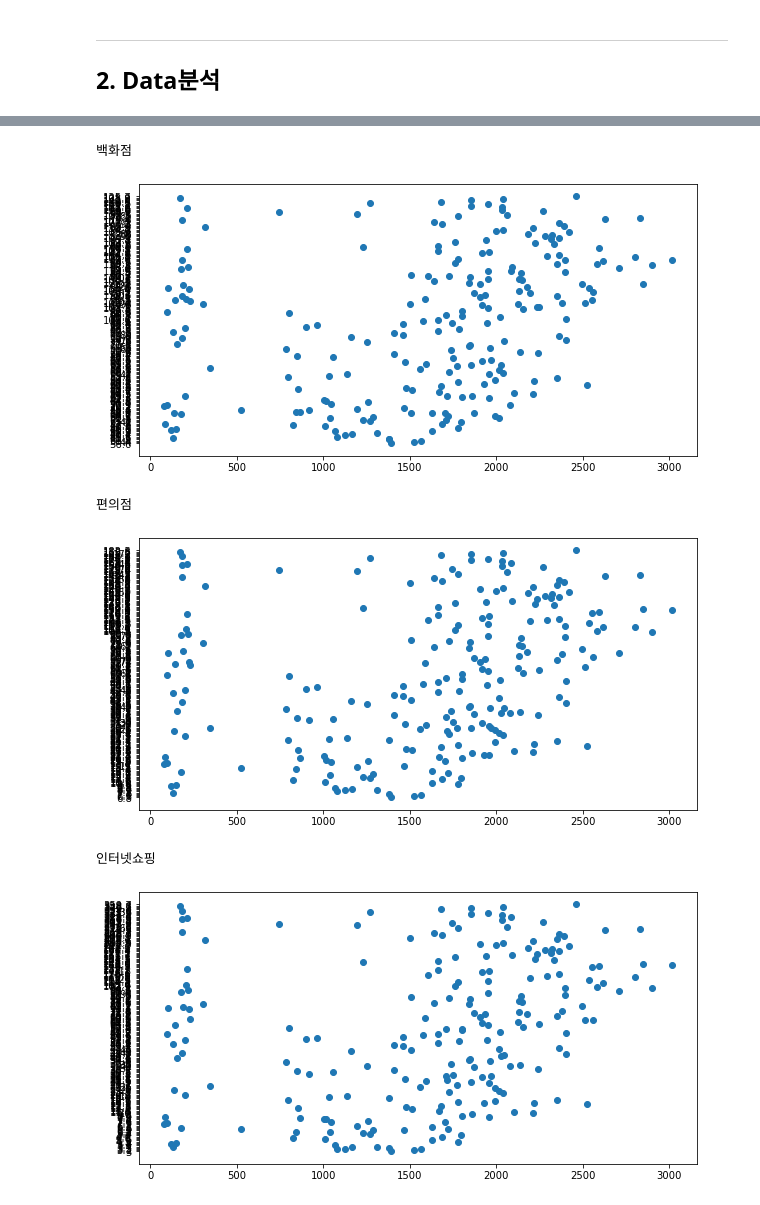
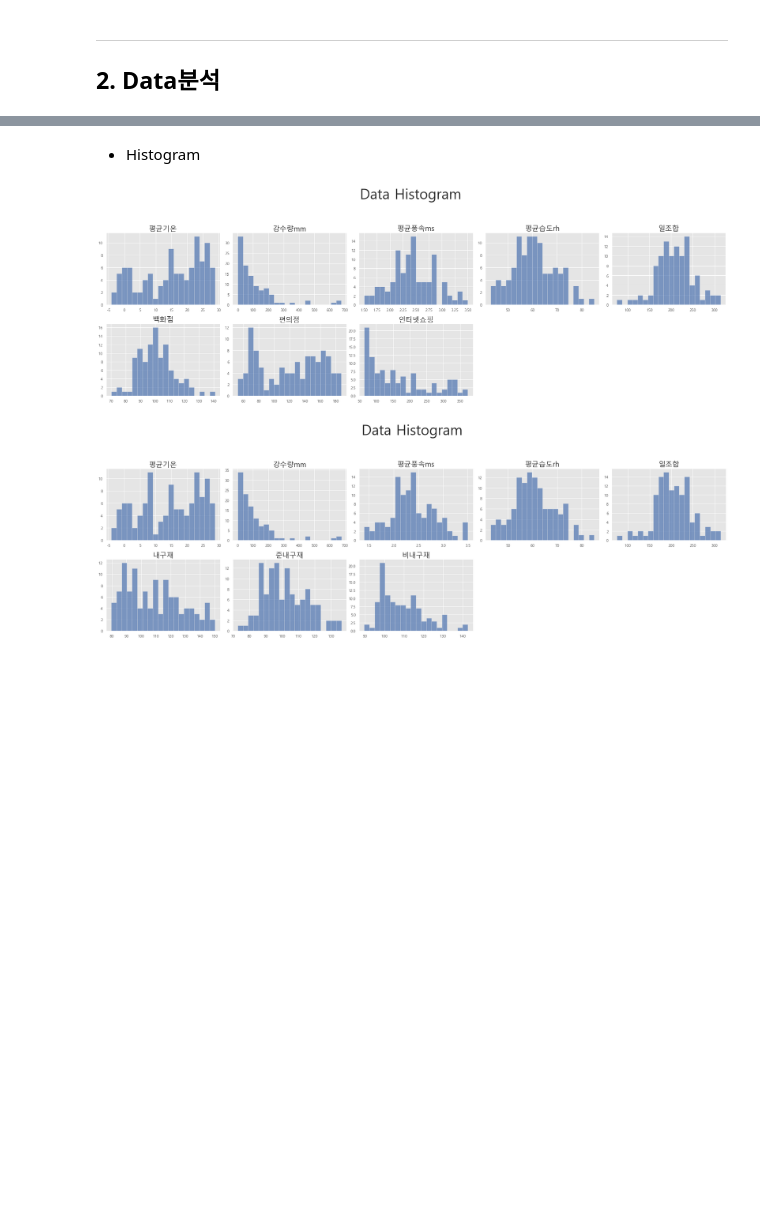
Before and after one commit to Onedas/22_01_IDS507_FinalProject, a Jupyter notebook: process.ipynb, the cells around one changed output, grey strips where cells are left out. Drawn from its saved outputs; the diff is of its cells as text; code cells hidden in the pictures; blank space fills up the shorter version.

Commit message:
Histogram, Heatmap

```diff
--- a/process.ipynb
+++ b/process.ipynb
@@ -243,6 +171,0 @@ for i, retail in enumerate(retails_columns):
-# %%
-for i, retail in enumerate(retails_columns):
-    print(retail)
-    plt.figure(figsize=(10,5))
-    plt.scatter(weather_retail_data['평균풍속ms'], weather_retail_data[retail])
-    plt.show()
@@ -256,6 +171,0 @@ for i, retail in enumerate(retails_columns):
-# %%
-for i, retail in enumerate(retails_columns):
-    print(retail)
-    plt.figure(figsize=(10,5))
-    plt.scatter(weather_retail_data['평균습도rh'], weather_retail_data[retail])
-    plt.show()
@@ -269,13 +172,30 @@ for i, retail in enumerate(retails_columns):
-# %%
-for i, retail in enumerate(retails_columns):
-    print(retail)
-    plt.figure(figsize=(10,5))
-    plt.scatter(weather_retail_data['일조합'], weather_retail_data[retail])
-    plt.show()
-# %% [output]
-백화점
-[figure, removed]
-편의점
-[figure, removed]
-인터넷쇼핑
-[figure, removed]
+# %% [markdown]
+- Histogram
+# %%
+def plot_histogram(df):
+    plt.style.use("ggplot")
+    plt.figure(figsize=(25,20))
+    plt.suptitle("Data Histogram", fontsize=40)
+
+    cols = df.columns
+    i=0
+    for col in cols:
+        if type(df[col][0]) is str:
+            continue
+        i+=1
+        plt.subplot(5,5,i)
+        plt.title(col, fontsize=20)
+        if len(df[col].unique()) > 3:
+            plt.hist(df[col], bins=20, color='b', alpha=0.7)
+        else:
+            temp = df[col].value_counts()
+            plt.bar(temp.keys(), temp.values, width=0.5, alpha=0.7)
+            plt.xticks(temp.keys())
+    plt.tight_layout(rect=[0, 0.03, 1, 0.95])
+    plt.show()
+
+plot_histogram(weather_retail_data)
+plot_histogram(weather_product_data)
+# %% [output]
+[figure, added]
+[figure, added]
```
Also changed, not shown: parts of 16 cells of this notebook, 12 other files.
